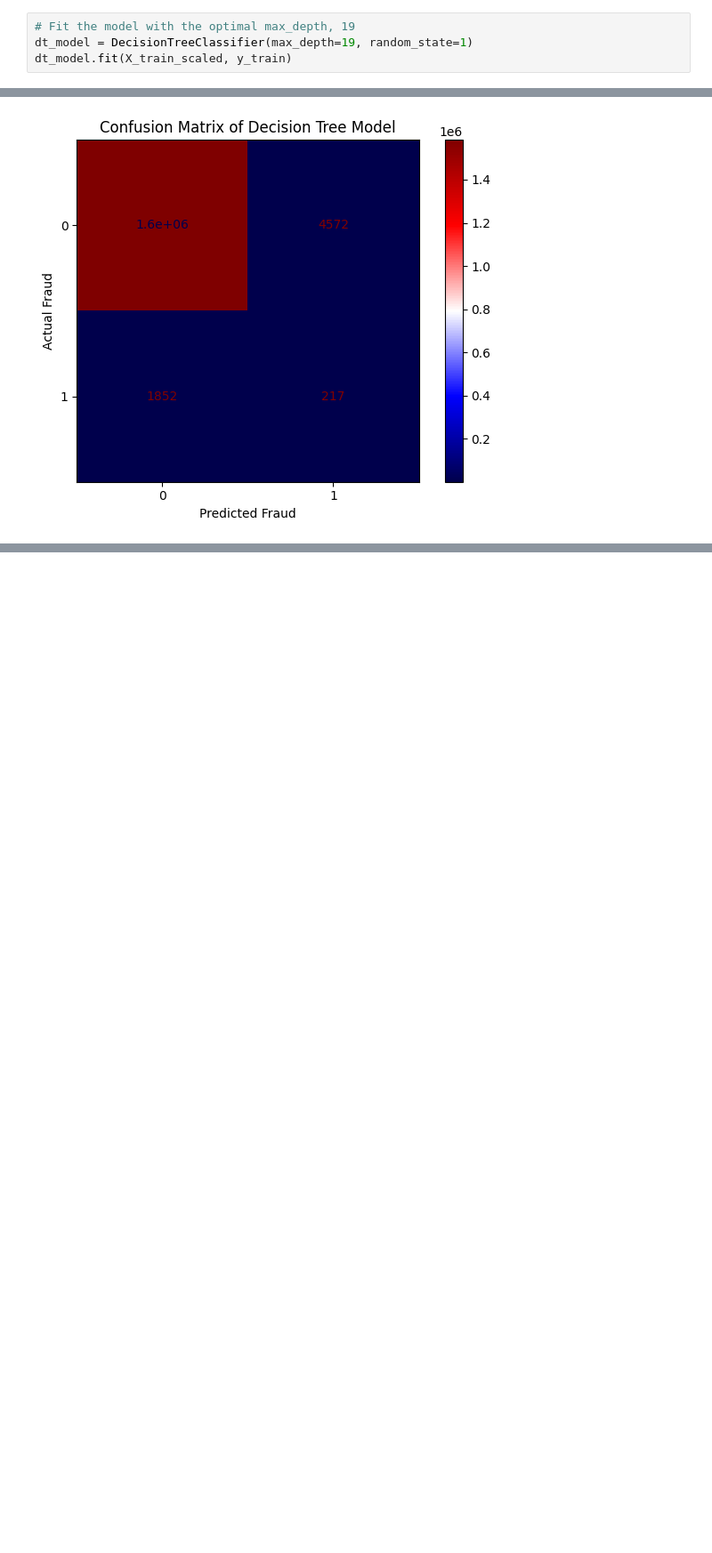
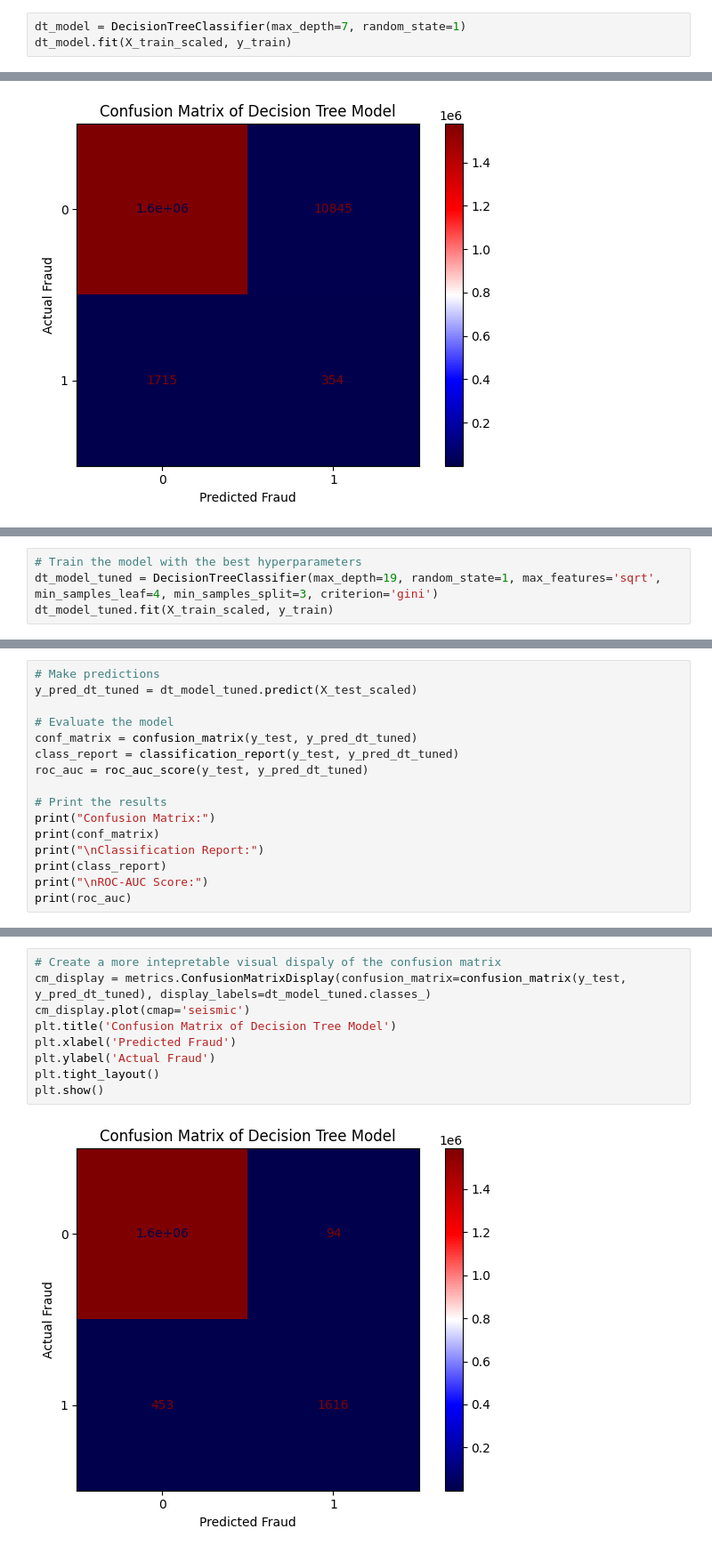
Before and after one commit to V3ness/Data-Science-Fundamentals-Project, a Jupyter notebook: project.ipynb, the cells around one changed output, grey strips where cells are left out. Shown at 89% size. Drawn from its saved outputs; the diff is of its cells as text; blank space fills up the shorter version.

```diff
--- a/project.ipynb
+++ b/project.ipynb
@@ -473,5 +540,4 @@ Max accuracy: 0.9996959323884396
 # %%
-# Fit the model with the optimal max_depth, 19
-dt_model = DecisionTreeClassifier(max_depth=19, random_state=1)
+dt_model = DecisionTreeClassifier(max_depth=7, random_state=1)
 dt_model.fit(X_train_scaled, y_train)
 # %% [output]
@@ -720,0 +875,4 @@ plt.show()
+# %%
+# Train the model with the best hyperparameters
+dt_model_tuned = DecisionTreeClassifier(max_depth=19, random_state=1, max_features='sqrt', min_samples_leaf=4, min_samples_split=3, criterion='gini')
+dt_model_tuned.fit(X_train_scaled, y_train)
@@ -720,0 +884,16 @@ plt.show()
+# %%
+# Make predictions
+y_pred_dt_tuned = dt_model_tuned.predict(X_test_scaled)
+
+# Evaluate the model
+conf_matrix = confusion_matrix(y_test, y_pred_dt_tuned)
+class_report = classification_report(y_test, y_pred_dt_tuned)
+roc_auc = roc_auc_score(y_test, y_pred_dt_tuned)
+
+# Print the results
+print("Confusion Matrix:")
+print(conf_matrix)
+print("\nClassification Report:")
+print(class_report)
+print("\nROC-AUC Score:")
+print(roc_auc)
@@ -720,0 +951,11 @@ plt.show()
+# %%
+# Create a more intepretable visual dispaly of the confusion matrix
+cm_display = metrics.ConfusionMatrixDisplay(confusion_matrix=confusion_matrix(y_test, y_pred_dt_tuned), display_labels=dt_model_tuned.classes_)
+cm_display.plot(cmap='seismic')
+plt.title('Confusion Matrix of Decision Tree Model')
+plt.xlabel('Predicted Fraud')
+plt.ylabel('Actual Fraud')
+plt.tight_layout()
+plt.show()
+# %% [output]
+[figure, added]
```
Also changed, not shown: parts of 62 cells of this notebook, 3 other files.
